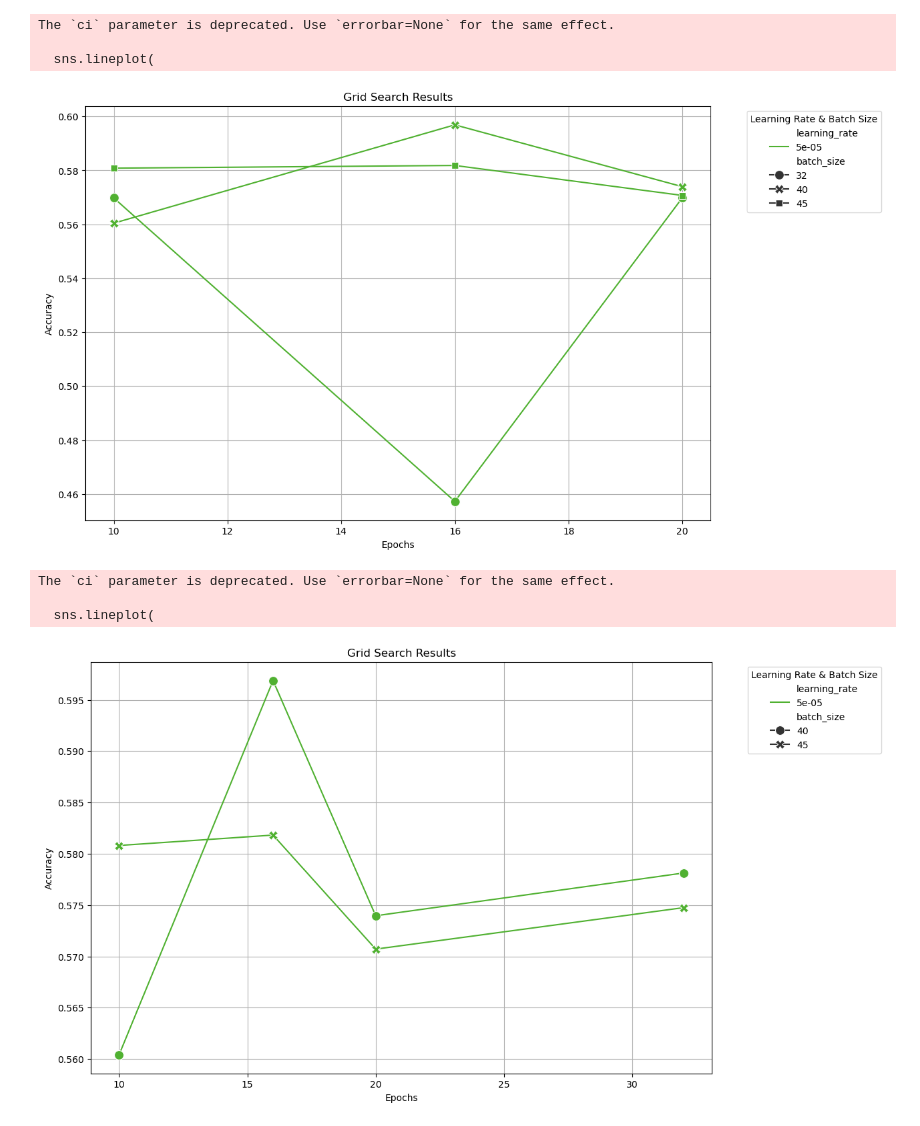
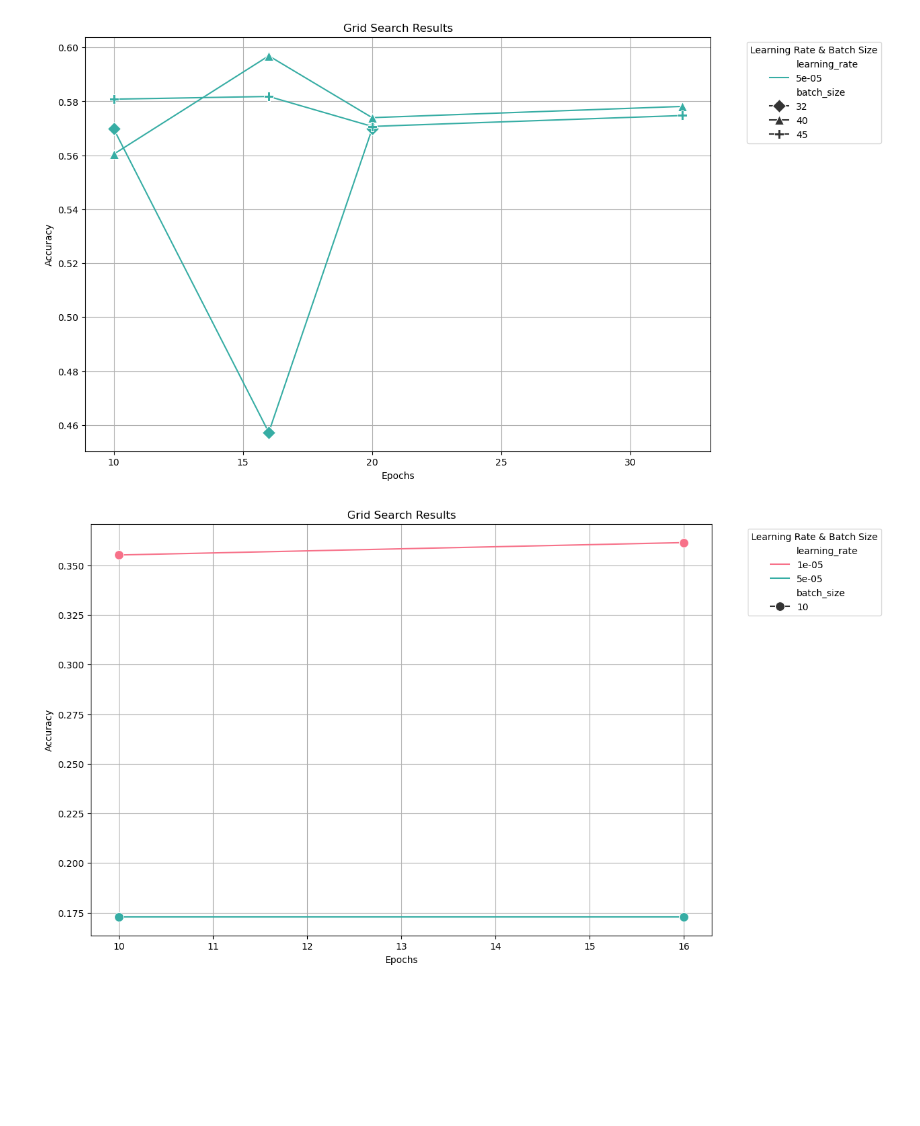
Before and after one commit to BeatriceVaienti/dsml_project, a Jupyter notebook: notebooks/models_evaluation_viz.ipynb, the cells around one changed output. Drawn from its saved outputs; the diff is of its cells as text; code cells hidden in the pictures; blank space fills up the shorter version.

```diff
--- a/notebooks/models_evaluation_viz.ipynb
+++ b/notebooks/models_evaluation_viz.ipynb
@@ -9,8 +9,7 @@ def load_json_lines(file_path):
     with open(file_path, 'r') as f:
         return [json.loads(line) for line in f]
 
-
-def plot_grid_search_results(grid_search_results, filter_epochs=None, filter_lr=None, filter_batch_sizes=None, color_palette=None):
+def plot_grid_search_results(grid_search_results, filter_epochs=None, filter_lr=None, filter_batch_sizes=None, color_palette=None, marker_dict=None):
     df = pd.DataFrame(grid_search_results)
     df['learning_rate'] = df['hyperparameters'].apply(lambda x: x['learning_rate'])
     df['batch_size'] = df['hyperparameters'].apply(lambda x: x['batch_size'])
@@ -33,11 +32,9 @@ def plot_grid_search_results(grid_search_results, filter_epochs=None, filter_lr=
         hue='learning_rate',
         style='batch_size',
         palette=color_palette,
-        markers=True,
+        markers=marker_dict,
         dashes=False,
-        ci=None,
         markersize=10
-
     )
     plt.title('Grid Search Results')
     plt.xlabel('Epochs')
@@ -46,11 +43,15 @@ def plot_grid_search_results(grid_search_results, filter_epochs=None, filter_lr=
     plt.grid(True)
     plt.show()
 
-colors = sns.color_palette("husl", 3)
-lrs = [1e-05, 5e-05, 0.0001]
-color_palette={}
-for lr in lrs:
-    color_palette[lr] = colors.pop(0)
+# Define the color palette
+colors = sns.color_palette("husl", 2)
+lrs = [1e-05, 5e-05]
+color_palette = {lr: color for lr, color in zip(lrs, colors)}
+
+# Define the markers
+bss = [10, 16, 32, 40, 45]
+markers = ['o', 's', 'D', '^', 'P']
+marker_dict = {bs: marker for bs, marker in zip(bss, markers)}
 # %%
 # Updated folder path
 log_hyp_path = '../hyperparameters_log/hyperparameter_log_camembert.json'
@@ -74,20 +69,18 @@ The `ci` parameter is deprecated. Use `errorbar=None` for the same effect.
 # %%
 # Updated folder path
 log_hyp_path = '../hyperparameters_log/hyperparameter_log_flaubert.json'
 # Load the grid search results from the file
 grid_search_results = load_json_lines(log_hyp_path)
 
-# Plot 1: All learning rates and batch sizes, but only epochs <= 20
-plot_grid_search_results(grid_search_results, filter_epochs=20, color_palette=color_palette)
-
-# Plot 2: Only learning rate 5e-05 and batch sizes 40 and 45, with all epochs
-plot_grid_search_results(grid_search_results, filter_lr=5e-05, filter_batch_sizes=[40, 45], color_palette=color_palette)
+plot_grid_search_results(grid_search_results, color_palette=color_palette, marker_dict=marker_dict)
 # %% [output]
-The `ci` parameter is deprecated. Use `errorbar=None` for the same effect.
-
-  sns.lineplot(
-[figure, old version]
+[figure, new version]
-The `ci` parameter is deprecated. Use `errorbar=None` for the same effect.
-
-  sns.lineplot(
-[figure, removed]
+# %%
+# Updated folder path
+log_hyp_path = '../hyperparameters_log/hyperparameter_log_camembert-large.json'
+# Load the grid search results from the file
+grid_search_results = load_json_lines(log_hyp_path)
+
+plot_grid_search_results(grid_search_results, color_palette=color_palette, marker_dict=marker_dict)
+# %% [output]
+[figure, added]
```
Also changed, not shown: parts of 1 cell of this notebook, 5 other files.
